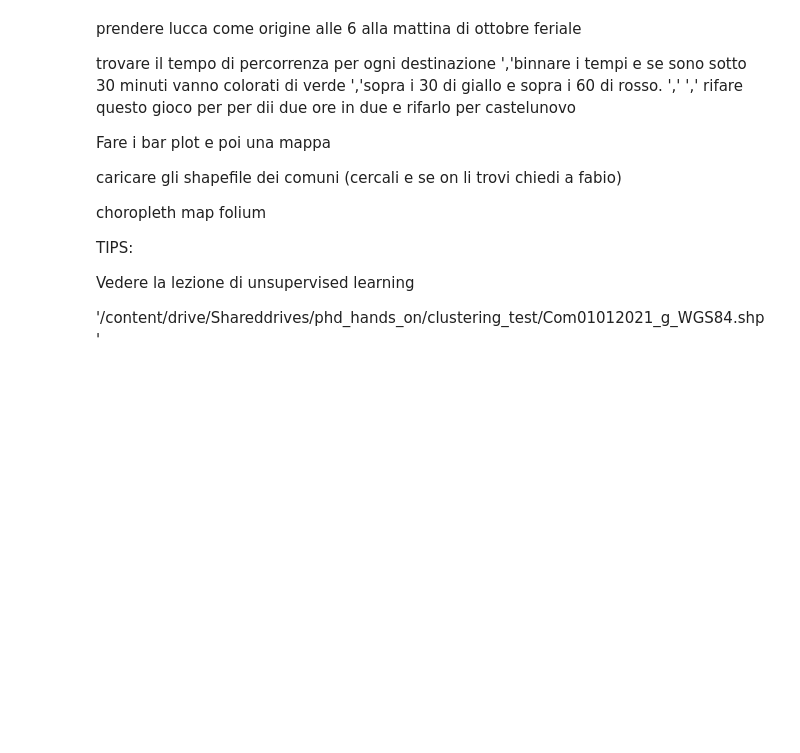
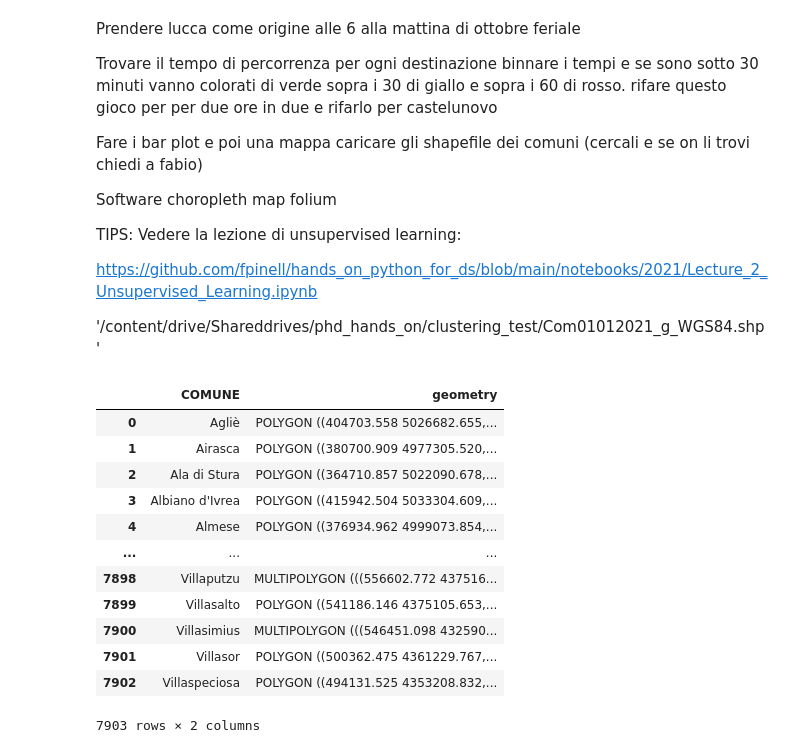
Before and after one commit to bianchi-john/OTPBorghi, a Jupyter notebook: plotter.ipynb, the cells around one changed output. Drawn from its saved outputs; the diff is of its cells as text; code cells hidden in the pictures; blank space fills up the shorter version.

```diff
--- a/plotter.ipynb
+++ b/plotter.ipynb
@@ -1,23 +1,21 @@
 # %% [markdown]
-prendere lucca come origine alle 6 alla mattina di ottobre feriale
+Prendere lucca come origine alle 6 alla mattina di ottobre feriale
 
-trovare il tempo di percorrenza per ogni destinazione
-','binnare i tempi e se sono sotto 30 minuti vanno colorati di verde
-','sopra i 30 di giallo e sopra i 60 di rosso.
-','
-','
-rifare questo gioco per per dii due ore in due
-e rifarlo per castelunovo
+Trovare il tempo di percorrenza per ogni destinazione
+    binnare i tempi e se sono sotto 30 minuti vanno colorati di verde
+    sopra i 30 di giallo e sopra i 60 di rosso.
+    rifare questo gioco per per due ore in due
+        e rifarlo per castelunovo
 
 Fare i bar plot e poi una mappa
+    caricare gli shapefile dei comuni (cercali e se on li trovi chiedi a fabio)
 
-caricare gli shapefile dei comuni (cercali e se on li trovi chiedi a fabio)
-
+Software
 choropleth map folium
 
+TIPS:
+Vedere la lezione di unsupervised learning:
 
-TIPS:
-
-Vedere la lezione di unsupervised learning
+https://github.com/fpinell/hands_on_python_for_ds/blob/main/notebooks/2021/Lecture_2_Unsupervised_Learning.ipynb
 
 '/content/drive/Shareddrives/phd_hands_on/clustering_test/Com01012021_g_WGS84.shp'
@@ -24 +27,20 @@ Vedere la lezione di unsupervised learning
+# %%
+# Leggo il file di shapes
+
+comuni_shape = gpd.read_file('shapes/Com01012021_g_WGS84.shp',encoding='utf-8')[['COMUNE','geometry']]
+comuni_shape
+# %% [output]
+|  | COMUNE | geometry |
+| 0 | Agliè | POLYGON ((404703.558 5026682.655,... |
+| 1 | Airasca | POLYGON ((380700.909 4977305.520,... |
+| 2 | Ala di Stura | POLYGON ((364710.857 5022090.678,... |
+| 3 | Albiano d'Ivrea | POLYGON ((415942.504 5033304.609,... |
+| 4 | Almese | POLYGON ((376934.962 4999073.854,... |
+| ... | ... | ... |
+| 7898 | Villaputzu | MULTIPOLYGON (((556602.772 437516... |
+| 7899 | Villasalto | POLYGON ((541186.146 4375105.653,... |
+| 7900 | Villasimius | MULTIPOLYGON (((546451.098 432590... |
+| 7901 | Villasor | POLYGON ((500362.475 4361229.767,... |
+| 7902 | Villaspeciosa | POLYGON ((494131.525 4353208.832,... |
+7903 rows × 2 columns
 # %%
```
Also changed, not shown: parts of 7 cells of this notebook, 6 other files.
